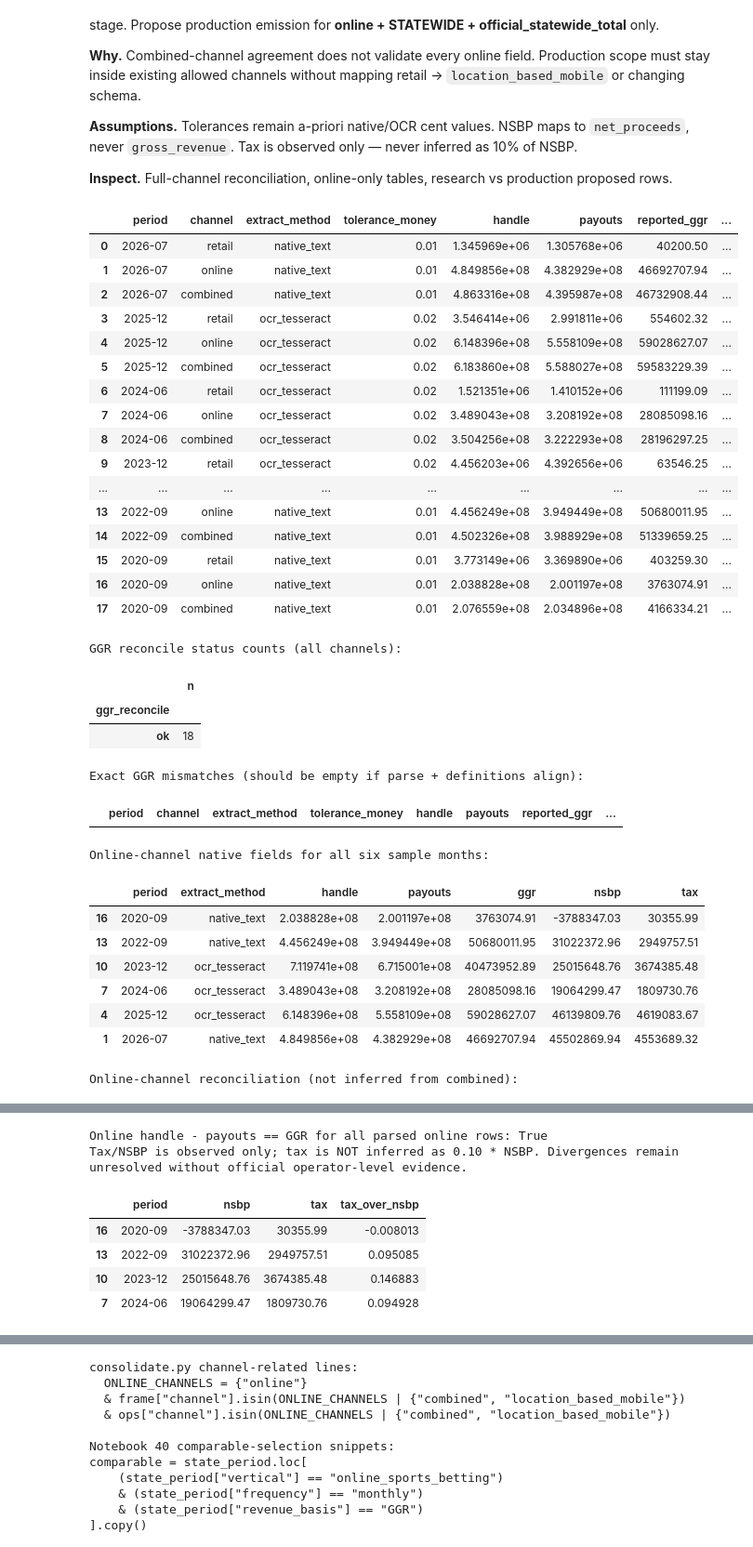
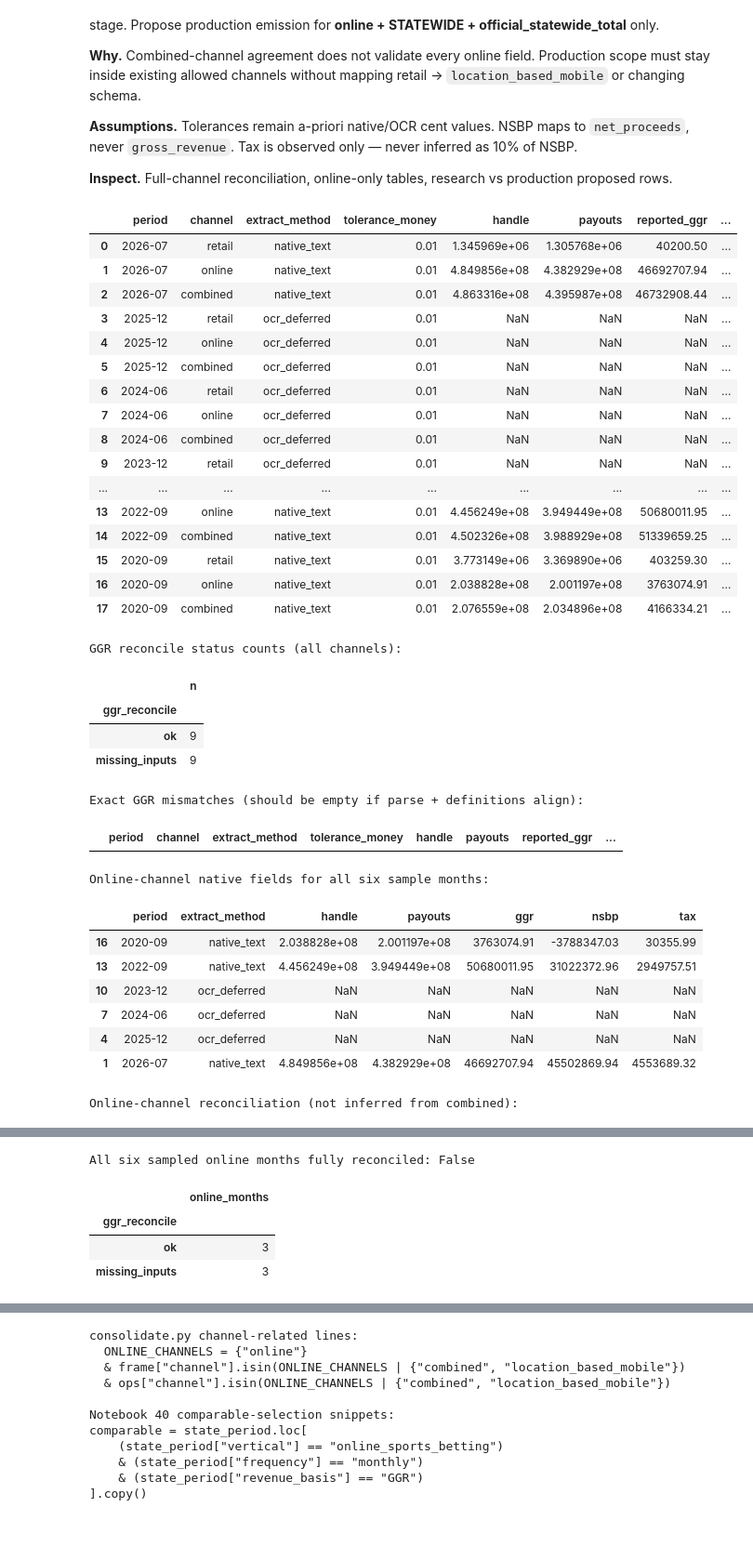
Before and after one commit to seangelb/researchOS, a Jupyter notebook: gaming/notebooks/45_colorado_source_walkthrough.ipynb, the cells around one changed output, grey strips where cells are left out. Shown at 93% size. Saved outputs shown, nothing was run; the diff lists cells and outputs as text; code cells hidden in the pictures.

```diff
--- a/gaming/notebooks/45_colorado_source_walkthrough.ipynb
+++ b/gaming/notebooks/45_colorado_source_walkthrough.ipynb
@@ -969,6 +830,7 @@ for row in summary.itertuples(index=False):
                 "period_end": meta["report_period_end"],
                 "channel": channel,
                 "frequency": "monthly",
+                "source_sign_review": bool(row.source_sign_review),
                 "handle": getattr(row, f"handle_{suffix}"),
                 "payouts": getattr(row, f"payouts_{suffix}"),
                 "gross_gaming_revenue": getattr(row, f"ggr_{suffix}"),
@@ -981,12 +843,14 @@ for row in summary.itertuples(index=False):
                 "source_sha256": meta["source_sha256"],
                 "retrieved_at_utc": meta["retrieved_at_utc"],
                 "publication_timestamp": meta["publication_timestamp"],
-                "report_status": "as_published_on_landing",
+                "report_status": "retained_review_snapshot",
             }
         )
 
 monthly_obs = pd.DataFrame(channel_frames)
 display(monthly_obs)
-print("Observation count:", len(monthly_obs), "(expected 18 = 6 months × 3 channels)")
+print("Audit rows:", len(monthly_obs), "(6 months × 3 channels; includes deferred/null rows)")
 assert len(monthly_obs) == 18
+
+assert not monthly_obs.duplicated(["period", "channel"]).any()
 # %% [output]
@@ -1347,12 +1210,13 @@ display(
         ]
     ]
 )
-online_ggr_ok = (
-    online_recon.loc[online_recon["ggr_reconcile"] != "missing_inputs", "ggr_reconcile"]
-    .eq("ok")
-    .all()
-)
-print("Online handle - payouts == GGR for all parsed online rows:", bool(online_ggr_ok))
+# Missing/empty comparisons must not turn into a vacuous PASS.
+def all_checked_ok(statuses):
+    return len(statuses) > 0 and bool(statuses.eq("ok").all())
+
+online_ggr_ok = all_checked_ok(online_recon["ggr_reconcile"])
+print("All six sampled online months fully reconciled:", online_ggr_ok)
+display(online_recon["ggr_reconcile"].value_counts().to_frame("online_months"))
 print(
     "Tax/NSBP is observed only; tax is NOT inferred as 0.10 * NSBP. "
     "Divergences remain unresolved without official operator-level evidence."
@@ -1370,6 +1234,7 @@ for row in monthly_obs.itertuples(index=False):
     research_rows.append(
         {
             "stage": "research_reconciliation_only",
+            "source_sign_review": row.source_sign_review,
             "jurisdiction": "Colorado",
             "state_code": "CO",
             "vertical": "online_sports_betting",
@@ -1400,11 +1265,19 @@ for row in monthly_obs.itertuples(index=False):
 research_df = pd.DataFrame(research_rows)
 
 # Production-proposed scope: online + official_statewide_total + STATEWIDE only.
-proposed_df = research_df.loc[research_df["channel"] == "online"].copy()
-proposed_df["stage"] = "proposed_production_emit"
+# Missing or failed months are withheld, never silently counted as good rows.
+complete_online = online_fields[["handle", "payouts", "ggr", "nsbp", "tax"]].notna().all(axis=1)
+passing_additivity = additivity.groupby("period")["status"].agg(all_checked_ok)
+eligible_periods = set(online_fields.loc[complete_online, "period"]) & set(
+    online_recon.loc[online_recon.ggr_reconcile.eq("ok"), "period"]
+) & set(passing_additivity.loc[passing_additivity].index)
+proposed_df = research_df.loc[
+    research_df["channel"].eq("online") & research_df["period_start"].str[:7].isin(eligible_periods)
+].copy()
+proposed_df["stage"] = "review_only_proposed_mapping"
 proposed_df["mapping_notes"] = (
     "Production scope: monthly online official_statewide_total with operator=STATEWIDE. "
-    "Retail/combined retained only in research. Schema/channels unchanged."
+    "Retail/combined retained only in research. July source sign exception requires explicit review. No writes."
 )
 
 print("Research-stage rows (retail/online/combined retained for reconciliation):")
@@ -1413,7 +1286,7 @@ display(
         ["stage", "period_start", "channel", "handle", "gross_revenue", "net_proceeds", "tax"]
     ]
 )
-print("Proposed production rows (online statewide only):")
+print("Review-only proposed rows (complete/reconciled online months only; nothing emitted):")
 display(
     proposed_df[
         [
@@ -1423,40 +1296,41 @@ display(
             "channel",
             "operator",
             "row_type",
             "period_start",
             "period_end",
             "frequency",
             "handle",
             "gross_revenue",
             "net_proceeds",
             "tax",
             "source_sha256",
+            "source_sign_review",
         ]
     ].sort_values("period_start")
 )
 
 allowed_channels = {"online", "combined", "location_based_mobile"}
 assert set(proposed_df["channel"]).issubset(allowed_channels)
 assert (proposed_df["operator"] == "STATEWIDE").all()
 assert (proposed_df["row_type"] == "official_statewide_total").all()
 assert "retail" not in set(proposed_df["channel"])
 print(
     "Production proposal stays inside existing ALLOWED_CHANNELS and uses "
     "operator=STATEWIDE / row_type=official_statewide_total. "
     "No retail→location_based_mobile mapping. No schema changes."
 )
 # %% [output]
 |  | period | channel | extract_method | tolerance_money | handle | payouts | reported_ggr | ... |
 | 0 | 2026-07 | retail | native_text | 0.01 | 1.345969e+06 | 1.305768e+06 | 40200.50 | ... |
 | 1 | 2026-07 | online | native_text | 0.01 | 4.849856e+08 | 4.382929e+08 | 46692707.94 | ... |
 | 2 | 2026-07 | combined | native_text | 0.01 | 4.863316e+08 | 4.395987e+08 | 46732908.44 | ... |
-| 3 | 2025-12 | retail | ocr_tesseract | 0.02 | 3.546414e+06 | 2.991811e+06 | 554602.32 | ... |
-| 4 | 2025-12 | online | ocr_tesseract | 0.02 | 6.148396e+08 | 5.558109e+08 | 59028627.07 | ... |
-| 5 | 2025-12 | combined | ocr_tesseract | 0.02 | 6.183860e+08 | 5.588027e+08 | 59583229.39 | ... |
-| 6 | 2024-06 | retail | ocr_tesseract | 0.02 | 1.521351e+06 | 1.410152e+06 | 111199.09 | ... |
-| 7 | 2024-06 | online | ocr_tesseract | 0.02 | 3.489043e+08 | 3.208192e+08 | 28085098.16 | ... |
-| 8 | 2024-06 | combined | ocr_tesseract | 0.02 | 3.504256e+08 | 3.222293e+08 | 28196297.25 | ... |
-| 9 | 2023-12 | retail | ocr_tesseract | 0.02 | 4.456203e+06 | 4.392656e+06 | 63546.25 | ... |
+| 3 | 2025-12 | retail | ocr_deferred | 0.01 | NaN | NaN | NaN | ... |
+| 4 | 2025-12 | online | ocr_deferred | 0.01 | NaN | NaN | NaN | ... |
+| 5 | 2025-12 | combined | ocr_deferred | 0.01 | NaN | NaN | NaN | ... |
+| 6 | 2024-06 | retail | ocr_deferred | 0.01 | NaN | NaN | NaN | ... |
+| 7 | 2024-06 | online | ocr_deferred | 0.01 | NaN | NaN | NaN | ... |
+| 8 | 2024-06 | combined | ocr_deferred | 0.01 | NaN | NaN | NaN | ... |
+| 9 | 2023-12 | retail | ocr_deferred | 0.01 | NaN | NaN | NaN | ... |
 | ... | ... | ... | ... | ... | ... | ... | ... | ... |
 | 13 | 2022-09 | online | native_text | 0.01 | 4.456249e+08 | 3.949449e+08 | 50680011.95 | ... |
 | 14 | 2022-09 | combined | native_text | 0.01 | 4.502326e+08 | 3.988929e+08 | 51339659.25 | ... |
@@ -1466,16 +1340,17 @@ print(
 GGR reconcile status counts (all channels):
 |  | n |
 | ggr_reconcile |  |
-| ok | 18 |
+| ok | 9 |
+| missing_inputs | 9 |
 Exact GGR mismatches (should be empty if parse + definitions align):
 |  | period | channel | extract_method | tolerance_money | handle | payouts | reported_ggr | ... |
 Online-channel native fields for all six sample months:
 |  | period | extract_method | handle | payouts | ggr | nsbp | tax |
 | 16 | 2020-09 | native_text | 2.038828e+08 | 2.001197e+08 | 3763074.91 | -3788347.03 | 30355.99 |
 | 13 | 2022-09 | native_text | 4.456249e+08 | 3.949449e+08 | 50680011.95 | 31022372.96 | 2949757.51 |
-| 10 | 2023-12 | ocr_tesseract | 7.119741e+08 | 6.715001e+08 | 40473952.89 | 25015648.76 | 3674385.48 |
-| 7 | 2024-06 | ocr_tesseract | 3.489043e+08 | 3.208192e+08 | 28085098.16 | 19064299.47 | 1809730.76 |
-| 4 | 2025-12 | ocr_tesseract | 6.148396e+08 | 5.558109e+08 | 59028627.07 | 46139809.76 | 4619083.67 |
+| 10 | 2023-12 | ocr_deferred | NaN | NaN | NaN | NaN | NaN |
+| 7 | 2024-06 | ocr_deferred | NaN | NaN | NaN | NaN | NaN |
+| 4 | 2025-12 | ocr_deferred | NaN | NaN | NaN | NaN | NaN |
 | 1 | 2026-07 | native_text | 4.849856e+08 | 4.382929e+08 | 46692707.94 | 45502869.94 | 4553689.32 |
 Online-channel reconciliation (not inferred from combined):
 |  | period | extract_method | handle | payouts | reported_ggr | derived_handle_minus_payouts | ggr_diff | ... |
@@ -1487,8 +1362,6 @@ Online-channel reconciliation (not inferred from combined):
 | 1 | 2026-07 | native_text | 4.849856e+08 | 4.382929e+08 | 46692707.94 | 46692707.94 | 0.0 | ... |
-Online handle - payouts == GGR for all parsed online rows: True
-Tax/NSBP is observed only; tax is NOT inferred as 0.10 * NSBP. Divergences remain unresolved without official operator-level evidence.
+All six sampled online months fully reconciled: False
-|  | period | nsbp | tax | tax_over_nsbp |
-| 16 | 2020-09 | -3788347.03 | 30355.99 | -0.008013 |
-| 13 | 2022-09 | 31022372.96 | 2949757.51 | 0.095085 |
-| 10 | 2023-12 | 25015648.76 | 3674385.48 | 0.146883 |
-| 7 | 2024-06 | 19064299.47 | 1809730.76 | 0.094928 |
+|  | online_months |
+| ggr_reconcile |  |
+| ok | 3 |
+| missing_inputs | 3 |
```
Also changed, not shown: parts of 27 cells of this notebook, 6 other files.
